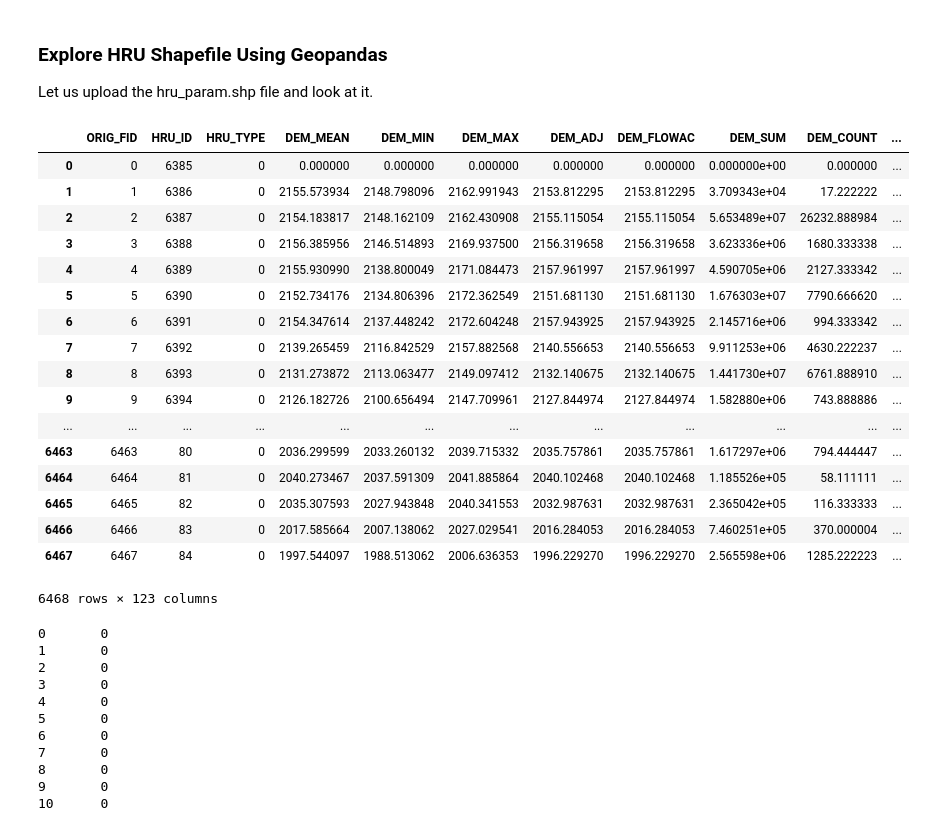
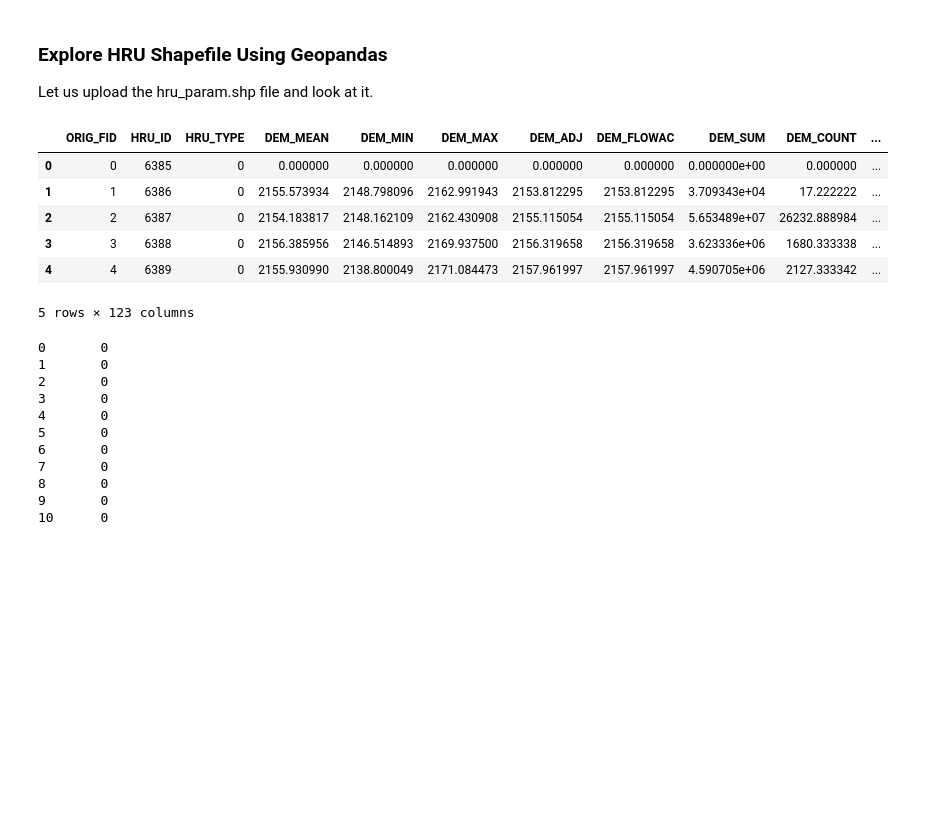
Before and after one commit to rniswon/gsflowID2447_classrepo, a Jupyter notebook: exercises/saghen_modflow/Groundwater_modeling_intro.ipynb, the cells around one changed output. Saved outputs shown, nothing was run; the diff lists cells and outputs as text; code cells hidden in the pictures; blank space fills up the shorter version.

```diff
--- a/exercises/saghen_modflow/Groundwater_modeling_intro.ipynb
+++ b/exercises/saghen_modflow/Groundwater_modeling_intro.ipynb
@@ -34,27 +36,15 @@ hru_shp_file = r"../models_data/gis/hru_params.shp"
 hru_shp = gpd.read_file(hru_shp_file)
 # %%
 #Let us look at the attribute table and plot some information ....
-hru_shp
-#hru_shp.head(10)
+hru_shp.head(5) # list the first 5 rows
 # %% [output]
 |  | ORIG_FID | HRU_ID | HRU_TYPE | DEM_MEAN | DEM_MIN | DEM_MAX | DEM_ADJ | DEM_FLOWAC | DEM_SUM | DEM_COUNT | ... |
 | 0 | 0 | 6385 | 0 | 0.000000 | 0.000000 | 0.000000 | 0.000000 | 0.000000 | 0.000000e+00 | 0.000000 | ... |
 | 1 | 1 | 6386 | 0 | 2155.573934 | 2148.798096 | 2162.991943 | 2153.812295 | 2153.812295 | 3.709343e+04 | 17.222222 | ... |
 | 2 | 2 | 6387 | 0 | 2154.183817 | 2148.162109 | 2162.430908 | 2155.115054 | 2155.115054 | 5.653489e+07 | 26232.888984 | ... |
 | 3 | 3 | 6388 | 0 | 2156.385956 | 2146.514893 | 2169.937500 | 2156.319658 | 2156.319658 | 3.623336e+06 | 1680.333338 | ... |
 | 4 | 4 | 6389 | 0 | 2155.930990 | 2138.800049 | 2171.084473 | 2157.961997 | 2157.961997 | 4.590705e+06 | 2127.333342 | ... |
-| 5 | 5 | 6390 | 0 | 2152.734176 | 2134.806396 | 2172.362549 | 2151.681130 | 2151.681130 | 1.676303e+07 | 7790.666620 | ... |
-| 6 | 6 | 6391 | 0 | 2154.347614 | 2137.448242 | 2172.604248 | 2157.943925 | 2157.943925 | 2.145716e+06 | 994.333342 | ... |
-| 7 | 7 | 6392 | 0 | 2139.265459 | 2116.842529 | 2157.882568 | 2140.556653 | 2140.556653 | 9.911253e+06 | 4630.222237 | ... |
-| 8 | 8 | 6393 | 0 | 2131.273872 | 2113.063477 | 2149.097412 | 2132.140675 | 2132.140675 | 1.441730e+07 | 6761.888910 | ... |
-| 9 | 9 | 6394 | 0 | 2126.182726 | 2100.656494 | 2147.709961 | 2127.844974 | 2127.844974 | 1.582880e+06 | 743.888886 | ... |
-| ... | ... | ... | ... | ... | ... | ... | ... | ... | ... | ... | ... |
-| 6463 | 6463 | 80 | 0 | 2036.299599 | 2033.260132 | 2039.715332 | 2035.757861 | 2035.757861 | 1.617297e+06 | 794.444447 | ... |
-| 6464 | 6464 | 81 | 0 | 2040.273467 | 2037.591309 | 2041.885864 | 2040.102468 | 2040.102468 | 1.185526e+05 | 58.111111 | ... |
-| 6465 | 6465 | 82 | 0 | 2035.307593 | 2027.943848 | 2040.341553 | 2032.987631 | 2032.987631 | 2.365042e+05 | 116.333333 | ... |
-| 6466 | 6466 | 83 | 0 | 2017.585664 | 2007.138062 | 2027.029541 | 2016.284053 | 2016.284053 | 7.460251e+05 | 370.000004 | ... |
-| 6467 | 6467 | 84 | 0 | 1997.544097 | 1988.513062 | 2006.636353 | 1996.229270 | 1996.229270 | 2.565598e+06 | 1285.222223 | ... |
-6468 rows × 123 columns
+5 rows × 123 columns
 # %%
 # Two ways to access data in Geopandas
 hru_shp.HRU_TYPE
```
Also changed, not shown: parts of 7 cells of this notebook, 1 other file.
